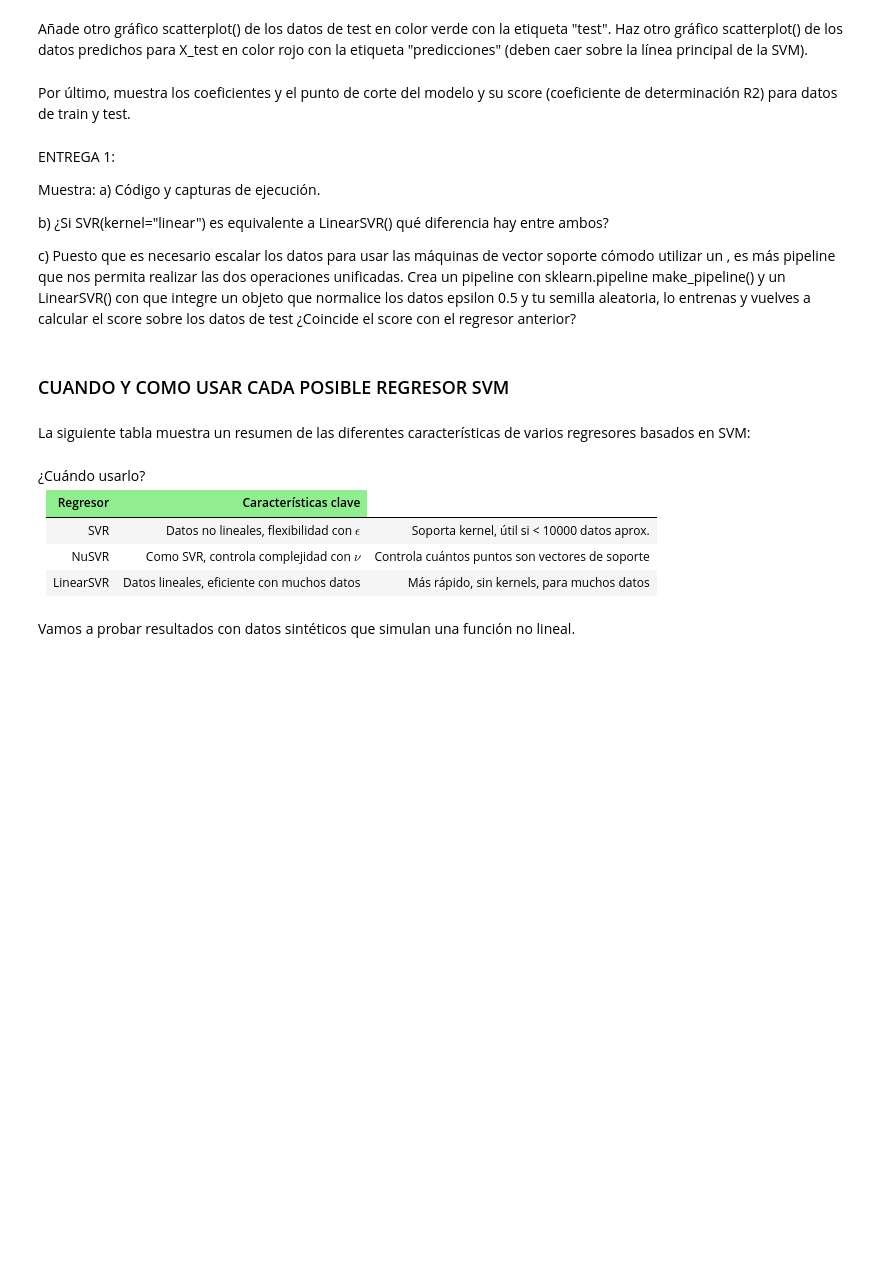
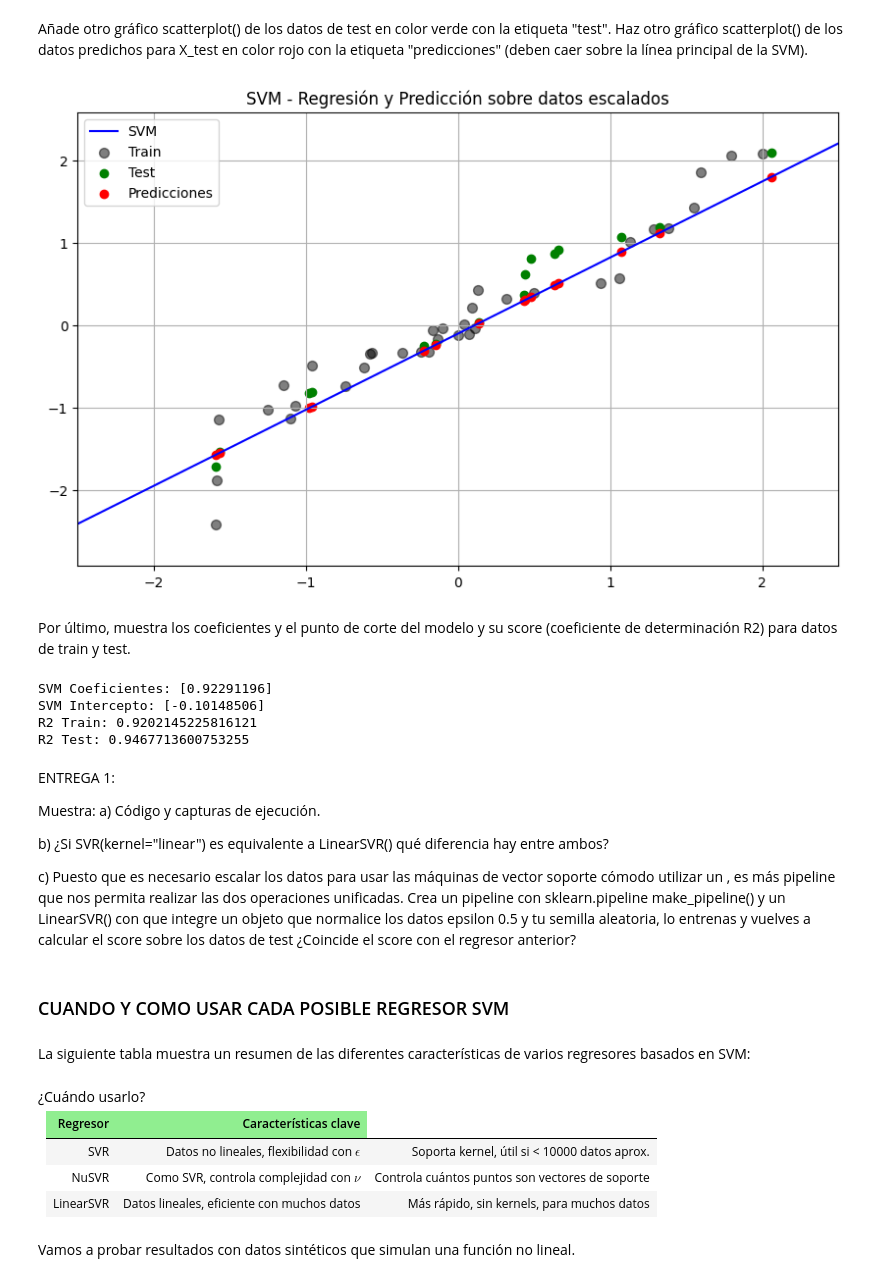
Before and after one commit to SamuehFDEZ/MachineLearning, a Jupyter notebook: saa/U3_AprendizajeSupervisado2/U03-P01-Regresiones/saa_u03_p01_a1-samartlop.ipynb, the cells around one changed output. Cells and saved outputs as stored; diff of their text form; code cells hidden in the pictures; blank space fills up the shorter version.

```diff
--- a/saa/U3_AprendizajeSupervisado2/U03-P01-Regresiones/saa_u03_p01_a1-samartlop.ipynb
+++ b/saa/U3_AprendizajeSupervisado2/U03-P01-Regresiones/saa_u03_p01_a1-samartlop.ipynb
@@ -55,9 +108,37 @@ Representa la SVM entrenada en un gráfico en el intervalo [-2.5, 2.5] de X y de
  Añade otro gráfico scatterplot() de los datos de test en color verde con la etiqueta "test". Haz otro
 gráfico scatterplot() de los datos predichos para X_test en color rojo con la etiqueta "predicciones"
 (deben caer sobre la línea principal de la SVM).
+# %%
+from sklearn.metrics import r2_score
+import matplotlib.pyplot as plt
+
+# Predicciones del modelo SVM
+y_train_pred = svm.predict(X_train_scaled)
+y_test_pred = svm.predict(X_test_scaled)
+
+# Gráfica
+plt.figure(figsize=(10,6))
+plot_svm_regresion(svm, X_train_scaled, y_train_scaled, [-2.5, 2.5])
+plt.scatter(X_test_scaled, y_test_scaled, color="green", label="Test")           # puntos reales de test
+plt.scatter(X_test_scaled, y_test_pred, color="red", label="Predicciones")       # predicciones
+plt.title("SVM - Regresión y Predicción sobre datos escalados")
+plt.legend()
+plt.show()
+# %% [output]
+[figure, added]
 # %% [markdown]
 Por último, muestra los coeficientes y el punto de corte del modelo y su score (coeficiente de
 determinación R2) para datos de train y test.
+# %%
+print("SVM Coeficientes:", svm.coef_)
+print("SVM Intercepto:", svm.intercept_)
+print("R2 Train:", r2_score(y_train_scaled, y_train_pred))
+print("R2 Test:", r2_score(y_test_scaled, y_test_pred))
+# %% [output]
+SVM Coeficientes: [0.92291196]
+SVM Intercepto: [-0.10148506]
+R2 Train: 0.9202145225816121
+R2 Test: 0.9467713600753255
 # %% [markdown]
 ENTREGA 1:
 
```
Also changed, not shown: parts of 13 cells of this notebook, 1 other file.
